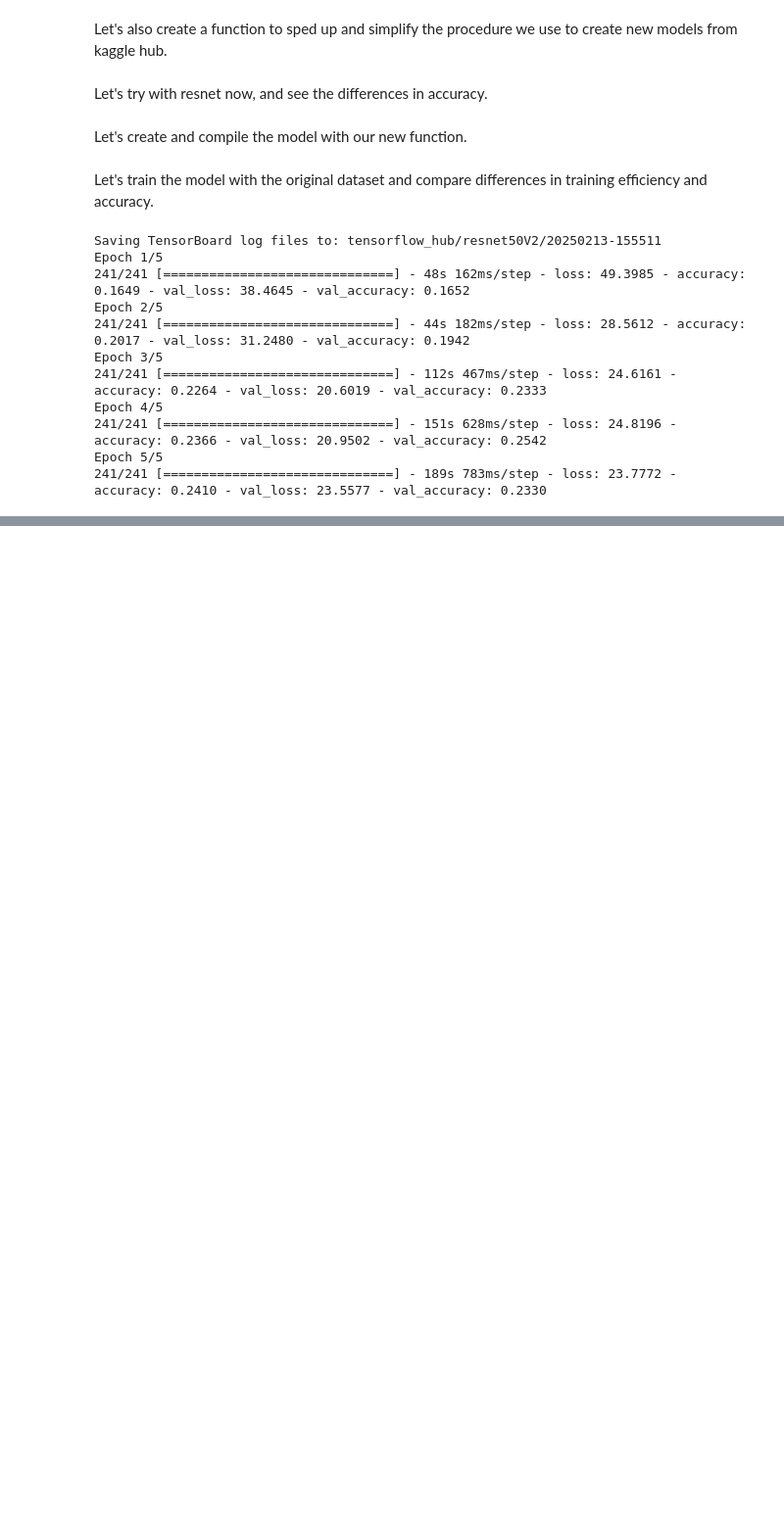
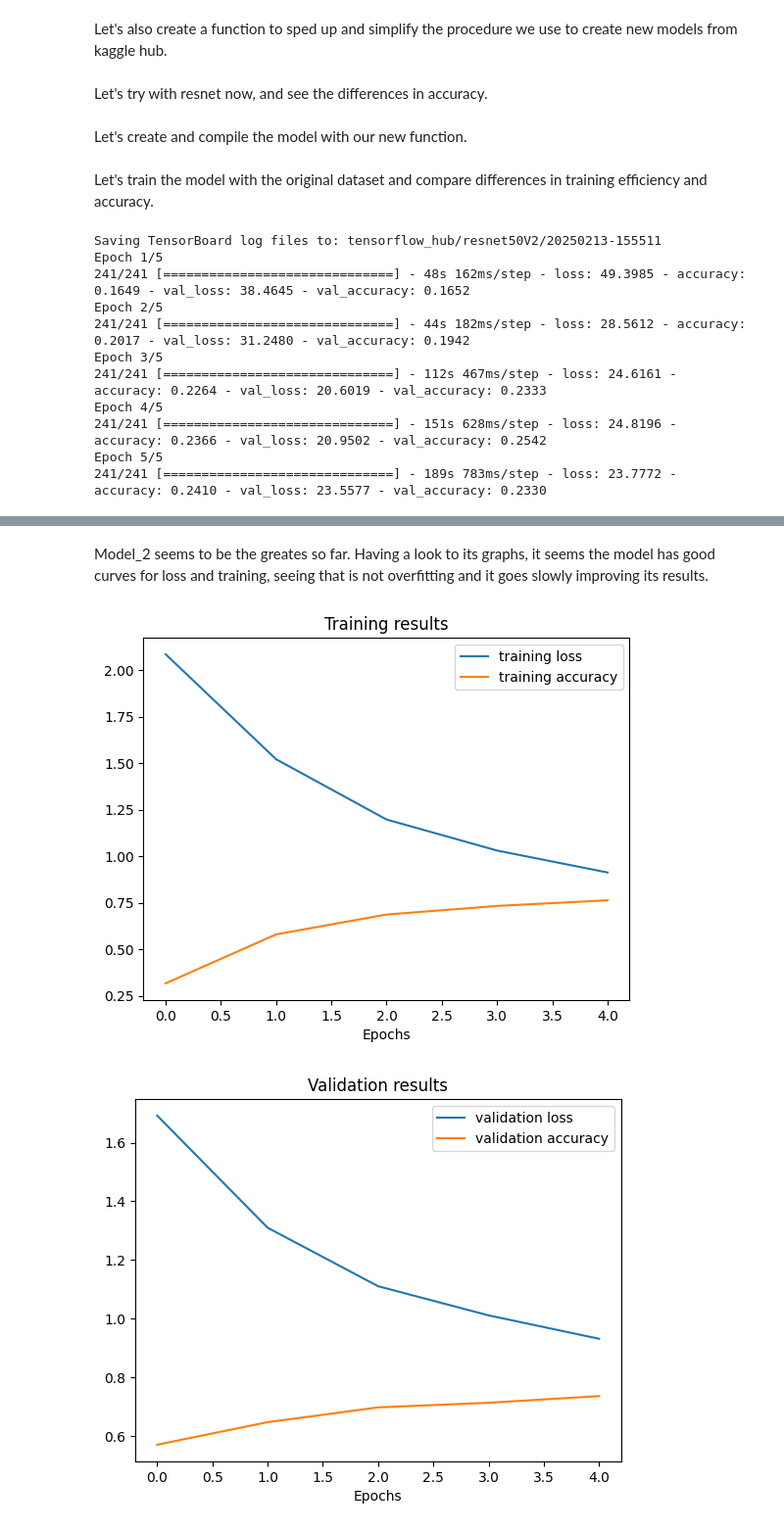
Before and after one commit to davalpez/MyKaggle, a Jupyter notebook: Tensorflow basics/TF-transfer_learning.ipynb, the cells around one changed output, grey strips where cells are left out. Shown at 98% size. Cells and saved outputs as stored; diff of their text form; code cells hidden in the pictures; blank space fills up the shorter version.

Commit message:
Added TF-transfer_learning updated 250217

```diff
--- a/Tensorflow basics/TF-transfer_learning.ipynb
+++ b/Tensorflow basics/TF-transfer_learning.ipynb
@@ -426,0 +783,29 @@ This will be updated once a more effective solution is found for this issue.
+# %%
+def CreateTransferLearningModel(trainable=False,TrainableLayers=0,class_number=11):
+    ''' Creates a model using transfer learning model by introducing some defining parameters
+    Args:
+    Trainable: Determines if there are any layers trainable from the core model efficientnet.
+    class_number: Number of classes expected for the output layer.
+    Returns:
+    model : keras.model prepared that needs to be compiled and fit.
+
+    '''
+    # Create application based model
+    application_model = tf.keras.applications.efficientnet_v2.EfficientNetV2B0(include_top=False)
+    application_model.trainable = False
+
+    # Setup n layersif trainable
+    if trainable == True:
+        print("These layers will be trainable now : ")
+        for layer_number,layer in  enumerate(application_model.layers[-TrainableLayers:]):
+            layer.trainable = True
+            print(layer_number,layer.name, layer.trainable)
+
+    # Setup model input and outputs with data augmentation built-in
+    x = data_augmented_layer_pack(inputs)
+    x = application_model(x)  # pass augmented images to base model but keep it in inference mode
+    x = GlobalAveragePooling2D(name="global_average_pooling_layer")(x)
+    outputs = Dense(units=class_number, activation="softmax", name="output_layer")(x)
+    model = Model(inputs, outputs)
+
+    return model
@@ -426,0 +816,2 @@ This will be updated once a more effective solution is found for this issue.
+# %%
+model_2 = CreateTransferLearningModel()
@@ -426,0 +820,4 @@ This will be updated once a more effective solution is found for this issue.
+# %%
+model_2.compile(loss="categorical_crossentropy",
+              optimizer= Adam(),
+              metrics=["accuracy"])
@@ -426,0 +826,7 @@ This will be updated once a more effective solution is found for this issue.
+# %%
+history_model_2 = model_2.fit(train_light_dataset,
+                    epochs=5,
+                    steps_per_epoch=len(train_light_dataset),
+                    validation_data=test_11_dataset,
+                    validation_steps=int(0.25* len(test_11_dataset)),
+                    )
@@ -426,0 +852,7 @@ This will be updated once a more effective solution is found for this issue.
+# %% [markdown]
+Model_2 seems to be the greates so far. Having a look to its graphs, it seems the model has good curves for loss and training, seeing that is not overfitting and it goes slowly improving its results.
+# %%
+modelgraph.PlotAccuracyAndLoss(history_model_2)
+# %% [output]
+[figure, added]
+[figure, added]
```
Also changed, not shown: parts of 104 cells of this notebook.
